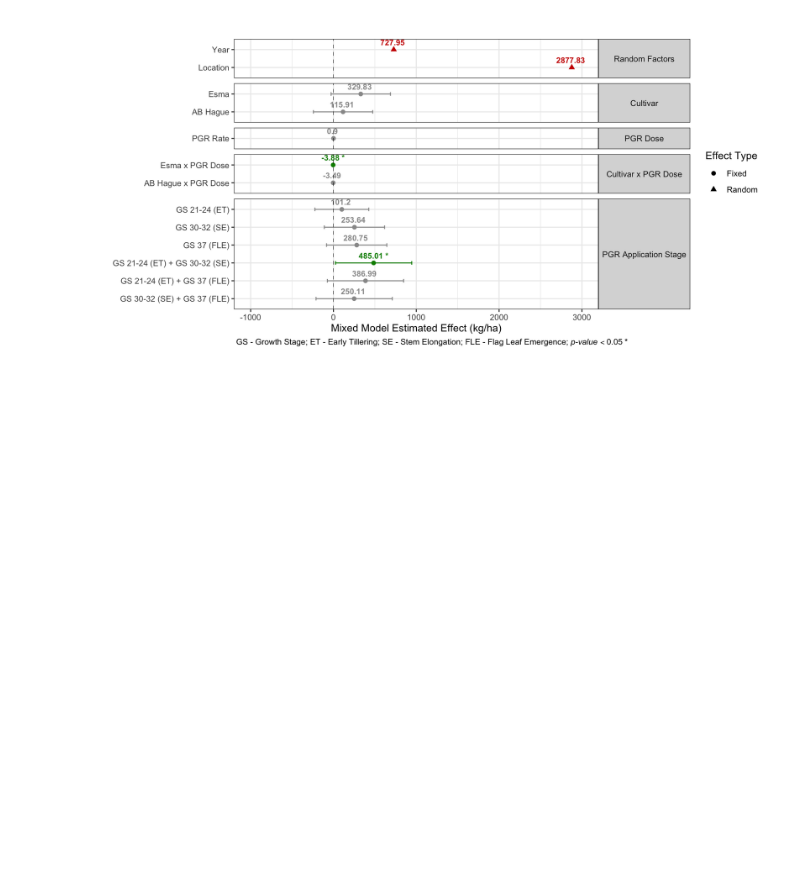
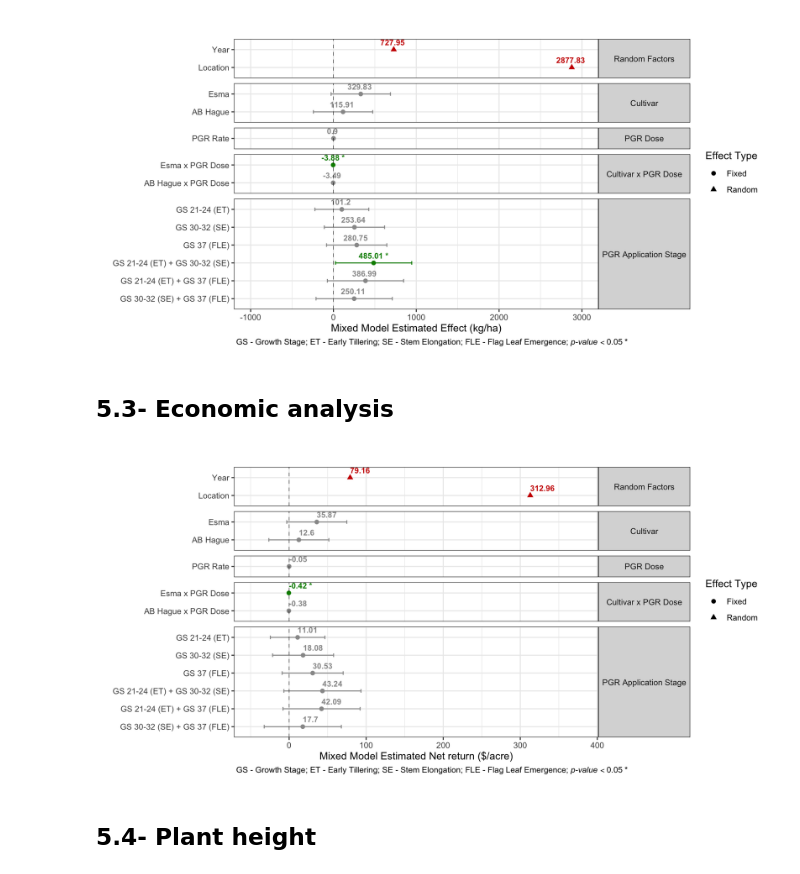
Before and after one commit to DosouYovoW/28-R-Barley, a Jupyter notebook: Modelings.ipynb, the cells around one changed output. Saved outputs shown, nothing was run; the diff lists cells and outputs as text; code cells hidden in the pictures; blank space fills up the shorter version.

```diff
--- a/Modelings.ipynb
+++ b/Modelings.ipynb
@@ -377,3 +377,5 @@ ggplot(model_results, aes(x = estimate, y = term, shape = effect, color = signif
 ggsave("figure/Yield_mixed_modeling_yield_kg_ha.png", width = 8, height = 5, dpi = 600)
 # %% [output]
 [figure]
+# %% [markdown]
+## 5.3- Economic analysis
@@ -379,0 +466,50 @@ ggsave("figure/Yield_mixed_modeling_yield_kg_ha.png", width = 8, height = 5, dpi
+# %%
+custom_order_2 <- c("Random Factors","Year","Cultivar","PGR Dose","Cultivar x PGR Dose","PGR Application Stage")
+
+custom_order_3 <- c("GS 30-32 (SE) + GS 37 (FLE)",
+                    "GS 21-24 (ET) + GS 37 (FLE)",
+                    "GS 21-24 (ET) + GS 30-32 (SE)",
+                    "GS 37 (FLE)",
+                    "GS 30-32 (SE)",
+                    "GS 21-24 (ET)")
+
+model_results <- model_results %>%
+  mutate(
+    effect = recode(effect, "fixed" = "Fixed"),
+    term   = recode(term, "year" = "Year", "location" = "Location"),
+    category = forcats::fct_relevel(category, intersect(custom_order_2, levels(factor(category)))),
+    term     = forcats::fct_relevel(term, custom_order_3)
+  )
+
+ggplot(model_results, aes(x = estimate, y = term, shape = effect, color = significant_or_not)) +
+  geom_point(size = 2) +
+  geom_errorbarh(aes(xmin = ci_lower, xmax = ci_upper), width = 0.2) +
+  geom_text(aes(label = paste(round(estimate, 2), p_signif)),
+            hjust = 0, vjust = -0.8, size = 3, fontface = "bold", show.legend = FALSE) +
+  facet_grid(category ~ ., scales = "free_y", space = "free_y") +
+  geom_vline(xintercept = 0, lwd = 0.2, linetype = "dashed") +
+  scale_shape_manual(values = c(16, 17)) +
+  scale_color_manual(values = c("gray60", "red3", "green4")) +
+  labs(
+    title = "",
+    x = "Mixed Model Estimated Net return ($/acre)",
+    y = "",
+    caption = expression("GS - Growth Stage; ET - Early Tillering; SE - Stem Elongation; FLE - Flag Leaf Emergence; " *
+                           italic("p-value") < 0.05 ~ "*"),
+    shape = "Effect Type",
+    color = "P-Value"
+  ) +
+  coord_cartesian(xlim = c(-50, 380)) +
+  theme_bw() +
+  guides(color = "none") +
+  theme(
+    strip.text.y = element_text(angle = 0),
+    plot.caption.position = "plot",
+    plot.caption = element_text(hjust = 0.5)
+  )
+
+ggsave("figure/Economic_mixed_modeling.png", width = 8, height = 5, dpi = 600)
+# %% [output]
+[figure, added]
+# %% [markdown]
+## 5.4- Plant height
```
Also changed, not shown: parts of 10 cells of this notebook, 33 other files.
